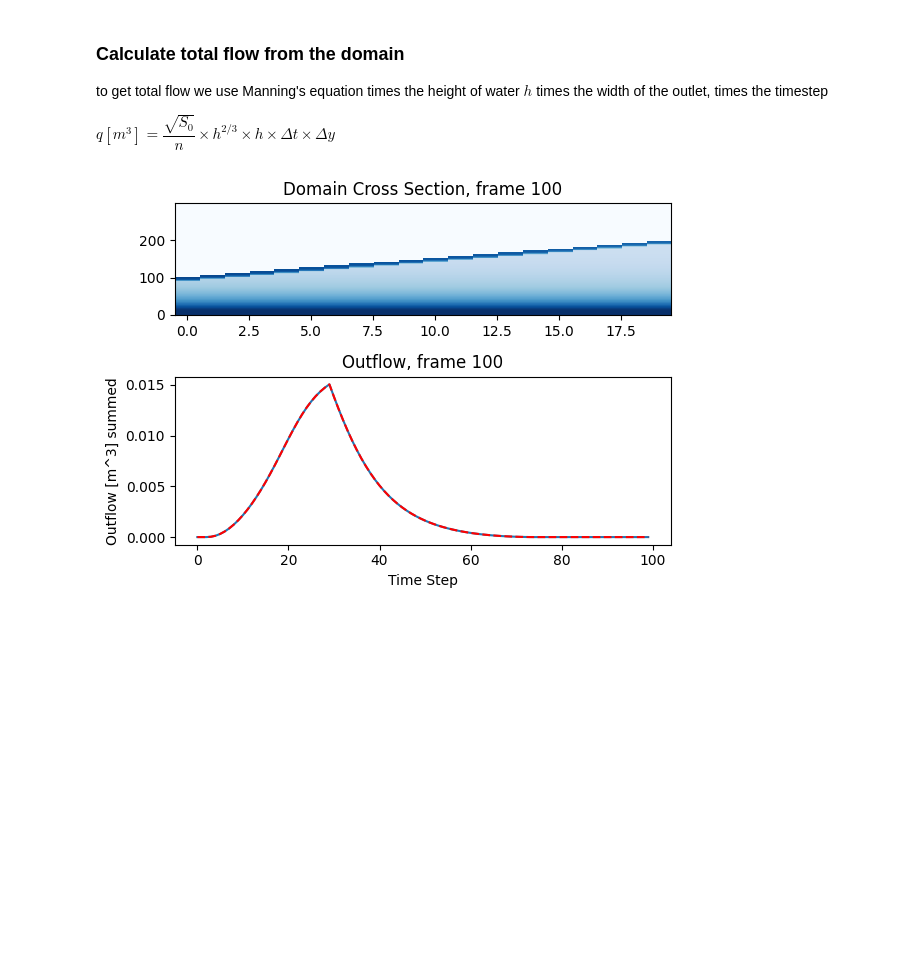
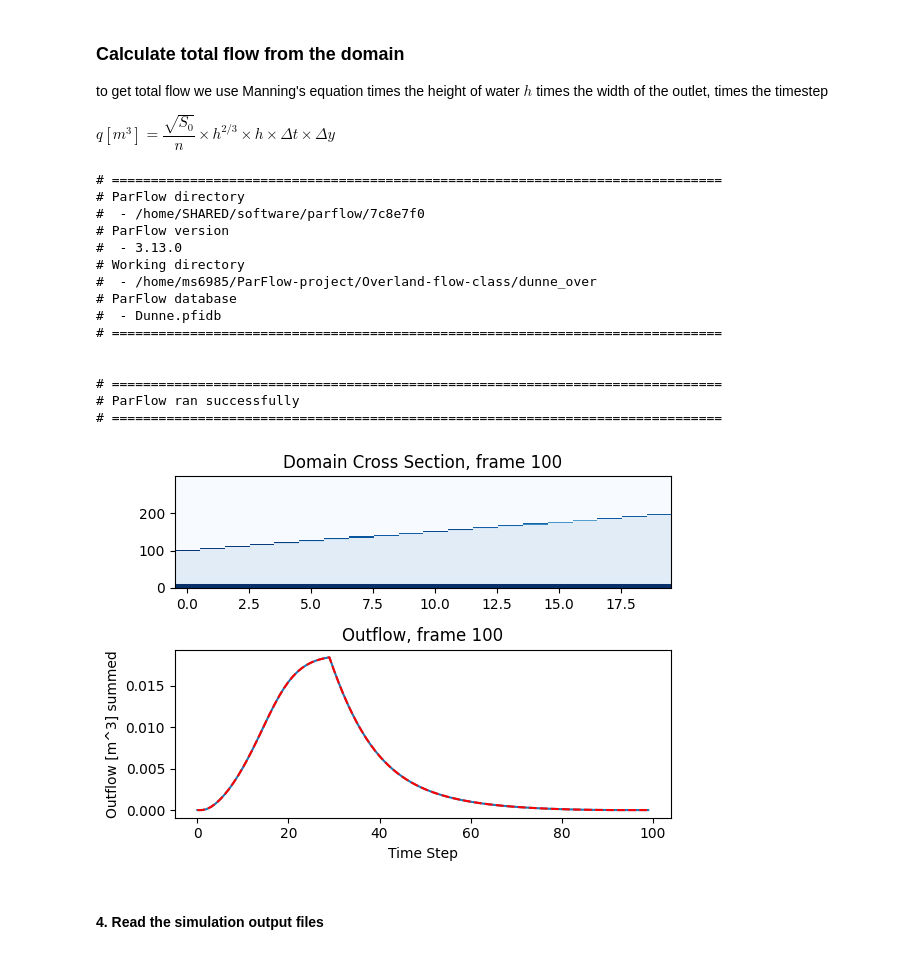
Before and after one commit to mashadab/ParFlow-project, a Jupyter notebook: Overland-flow-class/runoff-generation (3).ipynb, the cells around one changed output. Saved outputs shown, nothing was run; the diff lists cells and outputs as text; code cells hidden in the pictures; blank space fills up the shorter version.

Commit message:
Alpha=200 works fine for runoff generation

```diff
--- a/Overland-flow-class/runoff-generation (3).ipynb
+++ b/Overland-flow-class/runoff-generation (3).ipynb
@@ -370,35 +355,54 @@ $q [m^3] = \dfrac{\sqrt{S_0}}{n}\times h^{2/3} \times h \times \Delta t \times \
 # %%
+run_off_code(alpha_vG)
+
 # slope and Manning's n
 mannings = 1.e-5
 slope = 0.05
 
 # calculate outflow first by reading from ParFlow
 outflow = overland_sum[:,0,0,0]
 ##  next using manning's eq
 ## total flow out of the domain is
 
 outflow_m= (np.sqrt(slope)/mannings) * np.maximum(press[:,102,0,0],0.0)**(5.0/3.0)*0.01*1.0
 
 
 # set a variable for the timestep plotted in saturation cross section
 icount = 100
 
 ## Plot results
 ## three subplots
 fig, ax = plt.subplots(2)
 
 ax[0].cla()
 ax[0].imshow(sat[icount,:,0,:],vmin=0.1, vmax=1.0,origin='lower',aspect=0.015,cmap='Blues',interpolation='none')  #,extent=[0,100,0,1])
 ax[0].set_title("Domain Cross Section, frame {}".format(icount))
 
 ax[1].cla()
 ax[1].plot(time[:-1],outflow)
 ax[1].plot(time[:-1],outflow_m[1:102],'r--')
 ax[1].set_title("Outflow, frame {}".format(icount))
 ax[1].set_xlabel("Time Step")
 ax[1].set_ylabel("Outflow [m^3] summed")
 
 
 plt.show()
 # %% [output]
+# ==============================================================================
+# ParFlow directory
+#  - /home/SHARED/software/parflow/7c8e7f0
+# ParFlow version
+#  - 3.13.0
+# Working directory
+#  - /home/ms6985/ParFlow-project/Overland-flow-class/dunne_over
+# ParFlow database
+#  - Dunne.pfidb
+# ==============================================================================
+
+
+# ==============================================================================
+# ParFlow ran successfully
+# ==============================================================================
-[figure, old version]
+[figure, new version]
+# %% [markdown]
+#### 4. Read the simulation output files
```
Also changed, not shown: parts of 7 cells of this notebook.
